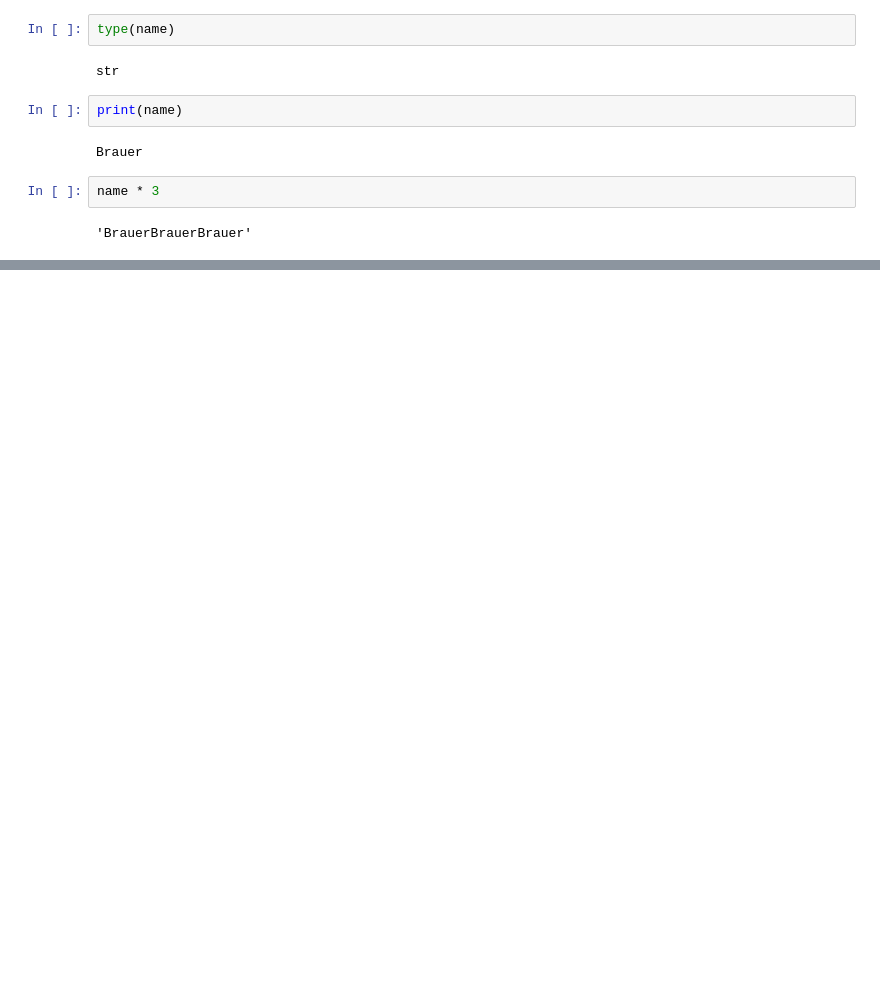
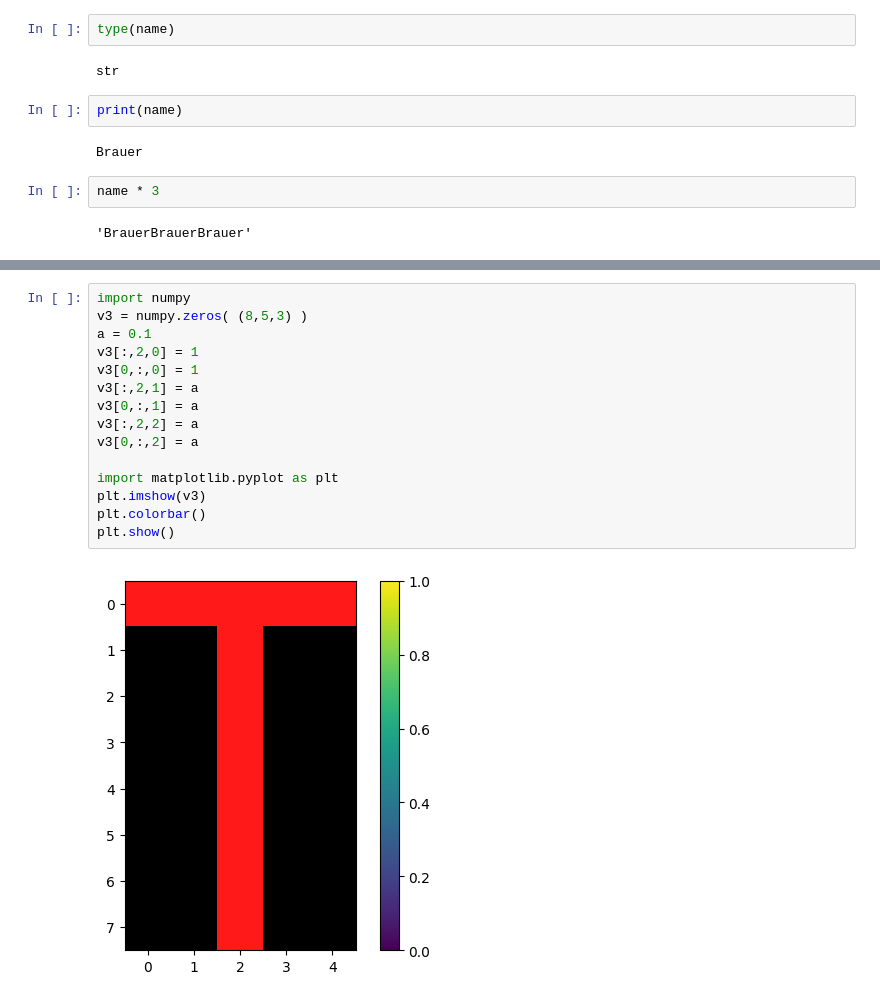
Before and after one commit to juebrauer/code_jb, a Jupyter notebook: 0015_semester_code_programming1/20_exkurs_python.ipynb, the cells around one changed output, grey strips where cells are left out. Cells and saved outputs as stored; diff of their text form; blank space fills up the shorter version.

```diff
--- a/0015_semester_code_programming1/20_exkurs_python.ipynb
+++ b/0015_semester_code_programming1/20_exkurs_python.ipynb
@@ -436,0 +492,17 @@ name * 3
+# %%
+import numpy
+v3 = numpy.zeros( (8,5,3) )
+a = 0.1
+v3[:,2,0] = 1
+v3[0,:,0] = 1
+v3[:,2,1] = a
+v3[0,:,1] = a
+v3[:,2,2] = a
+v3[0,:,2] = a
+
+import matplotlib.pyplot as plt
+plt.imshow(v3)
+plt.colorbar()
+plt.show()
+# %% [output]
+[figure, added]
```
Also changed, not shown: parts of 16 cells of this notebook, 5 other files.
